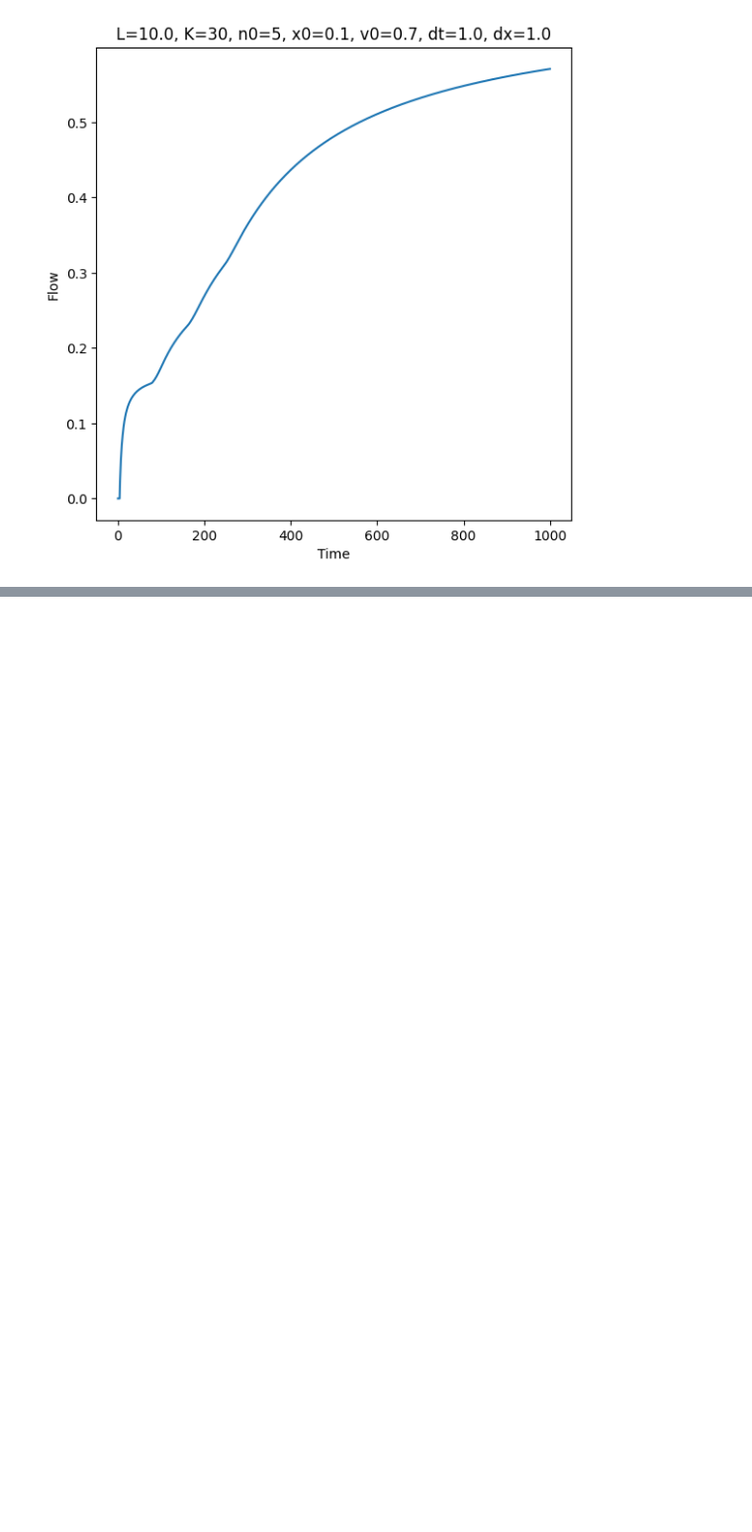
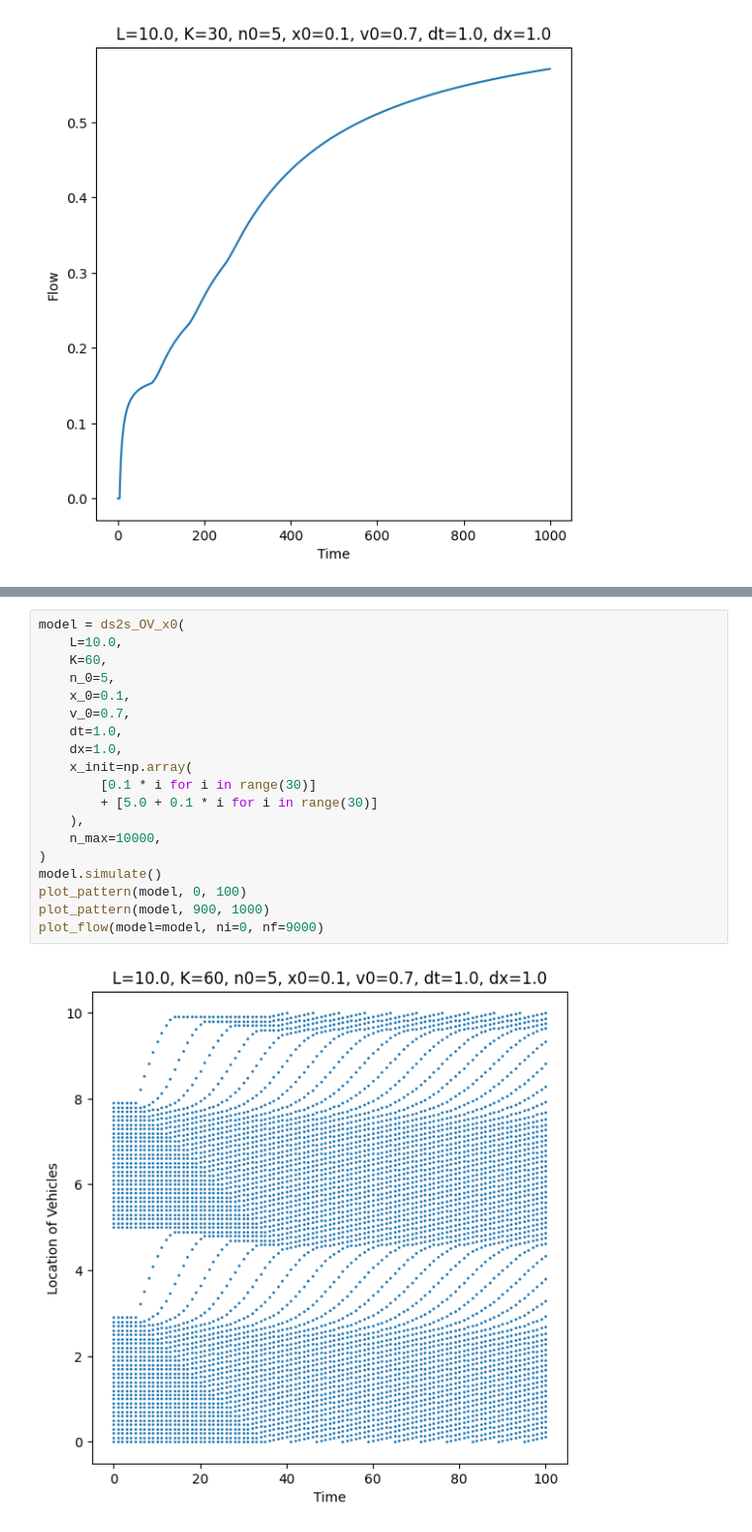
Before and after one commit to tt6-mzn/s2s-OV-model, a Jupyter notebook: ds2s-OV/test.ipynb, the cells around one changed output, grey strips where cells are left out. Shown: that part at 99% size. Drawn from its saved outputs; the diff is of its cells as text; blank space fills up the shorter version.

```diff
--- a/ds2s-OV/test.ipynb
+++ b/ds2s-OV/test.ipynb
@@ -67,0 +121,21 @@ plot_flow(model=model, ni=0, nf=1000)
+# %%
+model = ds2s_OV_x0(
+	L=10.0,
+	K=60,
+	n_0=5,
+	x_0=0.1,
+	v_0=0.7,
+	dt=1.0,
+	dx=1.0,
+	x_init=np.array(
+		[0.1 * i for i in range(30)]
+		+ [5.0 + 0.1 * i for i in range(30)]
+	),
+	n_max=10000,
+)
+model.simulate()
+plot_pattern(model, 0, 100)
+plot_pattern(model, 900, 1000)
+plot_flow(model=model, ni=0, nf=9000)
+# %% [output]
+[figure, added]
```
Also changed, not shown: parts of 5 cells of this notebook, 1 other file.
